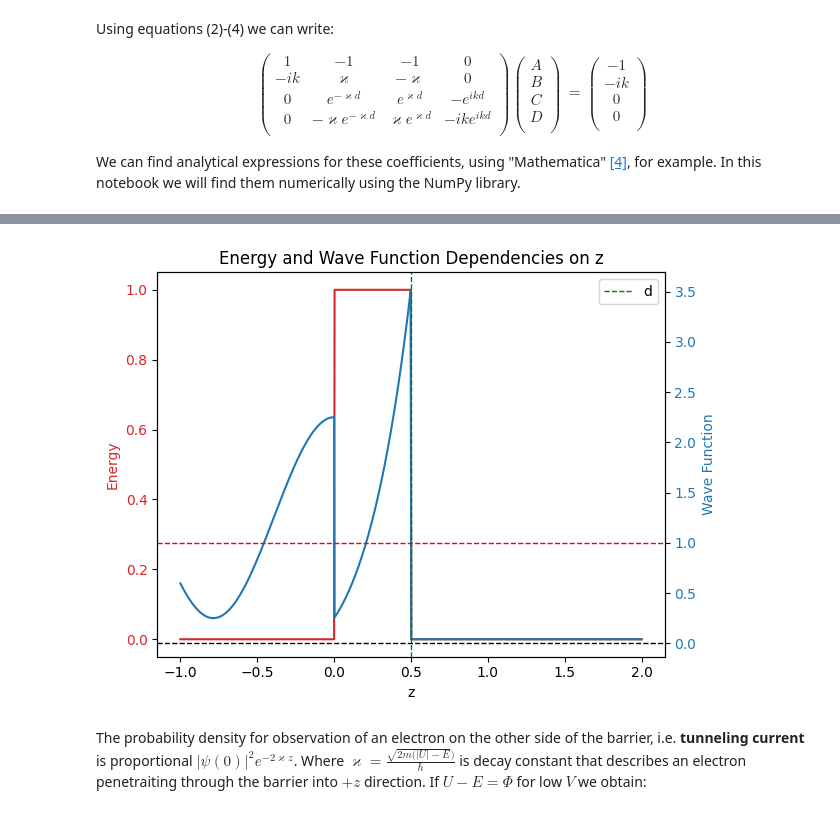
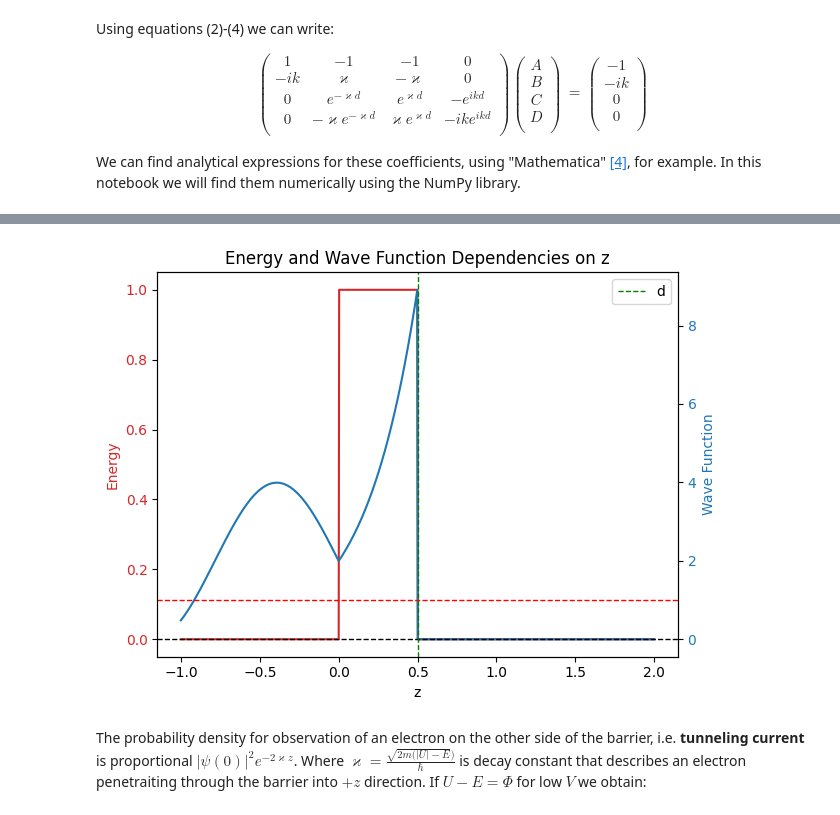
Before and after one commit to MariyaSV78/notebook_STM, a Jupyter notebook: STM/STM.ipynb, the cells around one changed output, grey strips where cells are left out. Saved outputs shown, nothing was run; the diff lists cells and outputs as text; code cells hidden in the pictures.

```diff
--- a/STM/STM.ipynb
+++ b/STM/STM.ipynb
@@ -99,19 +99,20 @@ import numpy as np
 
 m = 9.11e-31*6.24e18 #Electron mass in eV*s^2/m^2 -> kg = J s^2/m^2 -> J = 6,24e18 eV -> 5,68e-12 eVs^2/m^2
 h = 6.5821e-16 #redused Planck constant in 6.5821e-16 eV*s or 1.054e-34 J*s
-U = 1
+U = 1.0
 E0 = 0.5*U
 
-k = (np.sqrt(2 * m * E0)/6.5821e-16)*1e-10
-kappa = (np.sqrt(2 * m * (U - E0))/6.5821e-16)*1e-10
-d = 0.1e-9
+k = (np.sqrt(2 * m * E0)/h)
+kappa = (np.sqrt(2 * m * (U - E0))/h)
+d = 10e-10
+print("k=",k)
 
 F = 2*1j*k*kappa*np.cosh(kappa*d)+(k**2-kappa**2)*np.sinh(kappa*d)
 
 A = (k**2 + kappa**2)*np.sinh(kappa*d)/F
 B = (k*(k+1j*kappa)*np.exp(kappa*d))/F
 C = (-k*(k-1j*kappa)*np.exp(-kappa*d))/F
-D = (2*1j*kappa*d*np.exp(-1j * k * d))/F
+D = (2*1j*kappa*k*np.exp(-1j * k * d))/F
 
 print("A=",A)
 print("B=",B, "C=",C)
@@ -214,0 +198,15 @@ plt.show()
+# %%
+z = np.linspace(-3*d,(3+1)*d, 1000)
+phi = np.zeros_like(z, dtype=np.complex64)
+cond1 = z < 0
+phi[cond1] = np.exp(1j*k*z[cond1]) + A * np.exp(-1j*k*z[cond1])
+cond2 = np.logical_and(0 <= z, z < d)
+phi[cond2] = B * np.exp(-kappa*z[cond2]) + C * np.exp(kappa*z[cond2])
+cond3 = d <= z
+phi[cond3] = D * np.exp(1j*k*z[cond3])
+#phi /= phi[np.argmax(np.abs(phi))]
+
+import matplotlib.pyplot as plt
+plt.plot(z, phi.real, 'r', z, phi.imag, 'b')
+plt.vlines([0, d], *plt.ylim(), 'g')
+plt.legend(['Re', 'Im', 'bariers'])
@@ -249,39 +250,39 @@ z_values = np.linspace(-1, 2, 1000)  # Adjust the range as needed
 d_value = 0.5  # Adjust the value of d as needed
 
 # Set the values of coefficients x
-x_values = np.array([0.5, 1.0, -0.5, 0.2])  # Adjust the values of x as needed
+x_values = x  # Adjust the values of x as needed
 
 # Calculate the energy values for each z
 energy_values = barrier_energy_vec(z_values, d_value)
 
 # Calculate the wave function values for each z
 wave_function_values = wave_function_vec(z_values)
 
 # Plot the energy and wave function dependencies
 fig, ax1 = plt.subplots()
 
 color = 'tab:red'
 ax1.set_xlabel('z')
 ax1.set_ylabel('Energy', color=color)
 ax1.plot(z_values, energy_values, color=color)
 ax1.tick_params(axis='y', labelcolor=color)
 
 ax2 = ax1.twinx()
 color = 'tab:blue'
 ax2.set_ylabel('Wave Function', color=color)
 ax2.plot(z_values, wave_function_values, color=color)
 ax2.tick_params(axis='y', labelcolor=color)
 
 plt.title('Energy and Wave Function Dependencies on z')
 plt.axhline(0, color='black', linestyle='--', linewidth=1)  # Horizontal line at E=0
 plt.axhline(1, color='red', linestyle='--', linewidth=1)    # Horizontal line at E=1
 plt.axvline(d_value, color='green', linestyle='--', linewidth=1, label='d')  # Vertical line at z=d
 plt.legend()
 
 fig.tight_layout()
 plt.show()
 # %% [output]
-[figure, old version]
+[figure, new version]
 # %% [markdown]
 
 The probability density for observation of an electron on the other side of the barrier, i.e. **tunneling current** is proportional $ |\psi(0)|^2e^{-2\varkappa z} $.
```
Also changed, not shown: parts of 7 cells of this notebook.
